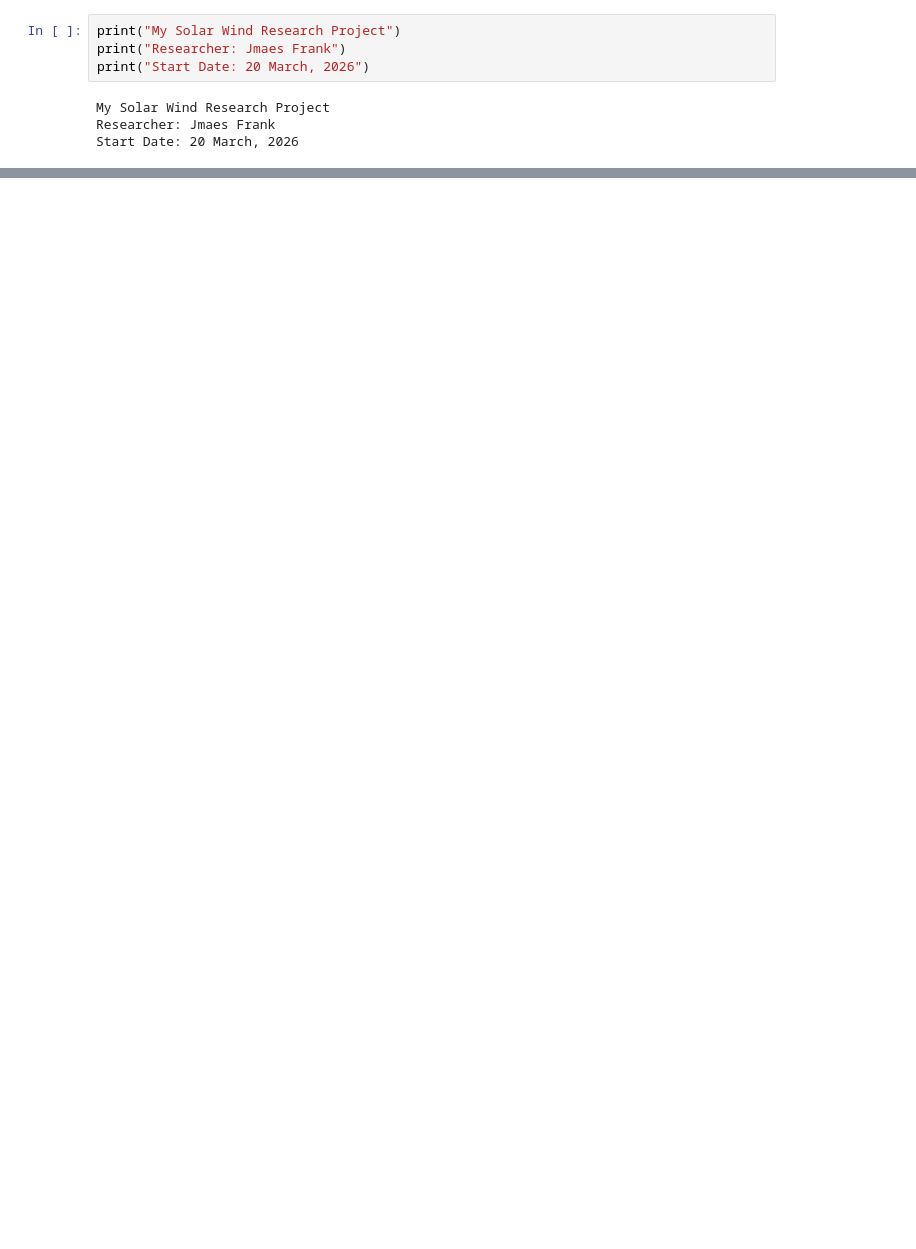
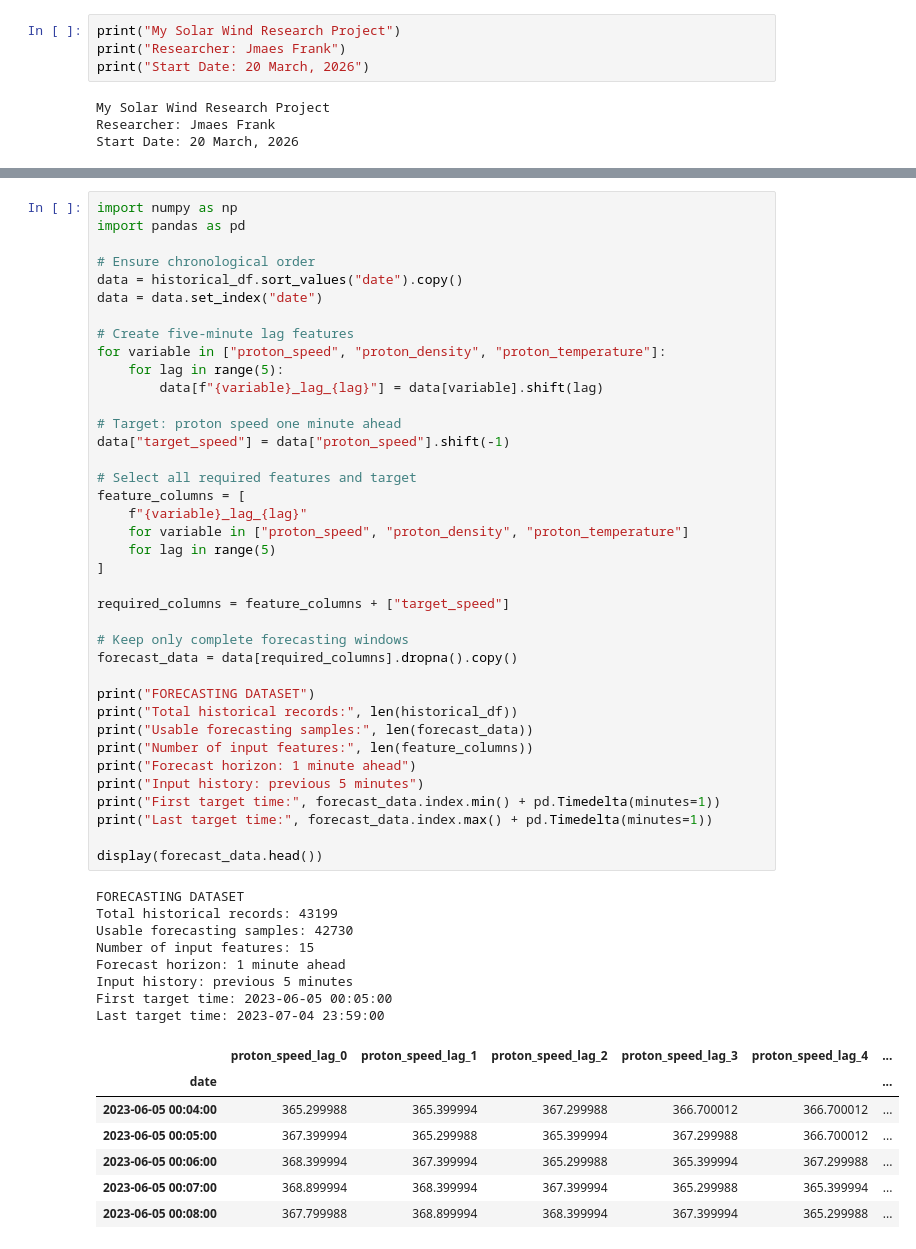
Before and after one commit to JamesFrank-Collab/Solar-Wind-Prediction-Study, a Jupyter notebook: Copy_of_solar_wind_analysis.ipynb, the cells around one changed output, grey strips where cells are left out. Saved outputs shown, nothing was run; the diff lists cells and outputs as text; blank space fills up the shorter version.

```diff
--- a/Copy_of_solar_wind_analysis.ipynb
+++ b/Copy_of_solar_wind_analysis.ipynb
@@ -1459,0 +1417,54 @@ Largest prediction errors:
+# %%
+import numpy as np
+import pandas as pd
+
+# Ensure chronological order
+data = historical_df.sort_values("date").copy()
+data = data.set_index("date")
+
+# Create five-minute lag features
+for variable in ["proton_speed", "proton_density", "proton_temperature"]:
+    for lag in range(5):
+        data[f"{variable}_lag_{lag}"] = data[variable].shift(lag)
+
+# Target: proton speed one minute ahead
+data["target_speed"] = data["proton_speed"].shift(-1)
+
+# Select all required features and target
+feature_columns = [
+    f"{variable}_lag_{lag}"
+    for variable in ["proton_speed", "proton_density", "proton_temperature"]
+    for lag in range(5)
+]
+
+required_columns = feature_columns + ["target_speed"]
+
+# Keep only complete forecasting windows
+forecast_data = data[required_columns].dropna().copy()
+
+print("FORECASTING DATASET")
+print("Total historical records:", len(historical_df))
+print("Usable forecasting samples:", len(forecast_data))
+print("Number of input features:", len(feature_columns))
+print("Forecast horizon: 1 minute ahead")
+print("Input history: previous 5 minutes")
+print("First target time:", forecast_data.index.min() + pd.Timedelta(minutes=1))
+print("Last target time:", forecast_data.index.max() + pd.Timedelta(minutes=1))
+
+display(forecast_data.head())
+# %% [output]
+FORECASTING DATASET
+Total historical records: 43199
+Usable forecasting samples: 42730
+Number of input features: 15
+Forecast horizon: 1 minute ahead
+Input history: previous 5 minutes
+First target time: 2023-06-05 00:05:00
+Last target time: 2023-07-04 23:59:00
+|  | proton_speed_lag_0 | proton_speed_lag_1 | proton_speed_lag_2 | proton_speed_lag_3 | proton_speed_lag_4 | ... |
+| date |  |  |  |  |  | ... |
+| 2023-06-05 00:04:00 | 365.299988 | 365.399994 | 367.299988 | 366.700012 | 366.700012 | ... |
+| 2023-06-05 00:05:00 | 367.399994 | 365.299988 | 365.399994 | 367.299988 | 366.700012 | ... |
+| 2023-06-05 00:06:00 | 368.399994 | 367.399994 | 365.299988 | 365.399994 | 367.299988 | ... |
+| 2023-06-05 00:07:00 | 368.899994 | 368.399994 | 367.399994 | 365.299988 | 365.399994 | ... |
+| 2023-06-05 00:08:00 | 367.799988 | 368.899994 | 368.399994 | 367.399994 | 365.299988 | ... |
```
Also changed, not shown: parts of 46 cells of this notebook.
